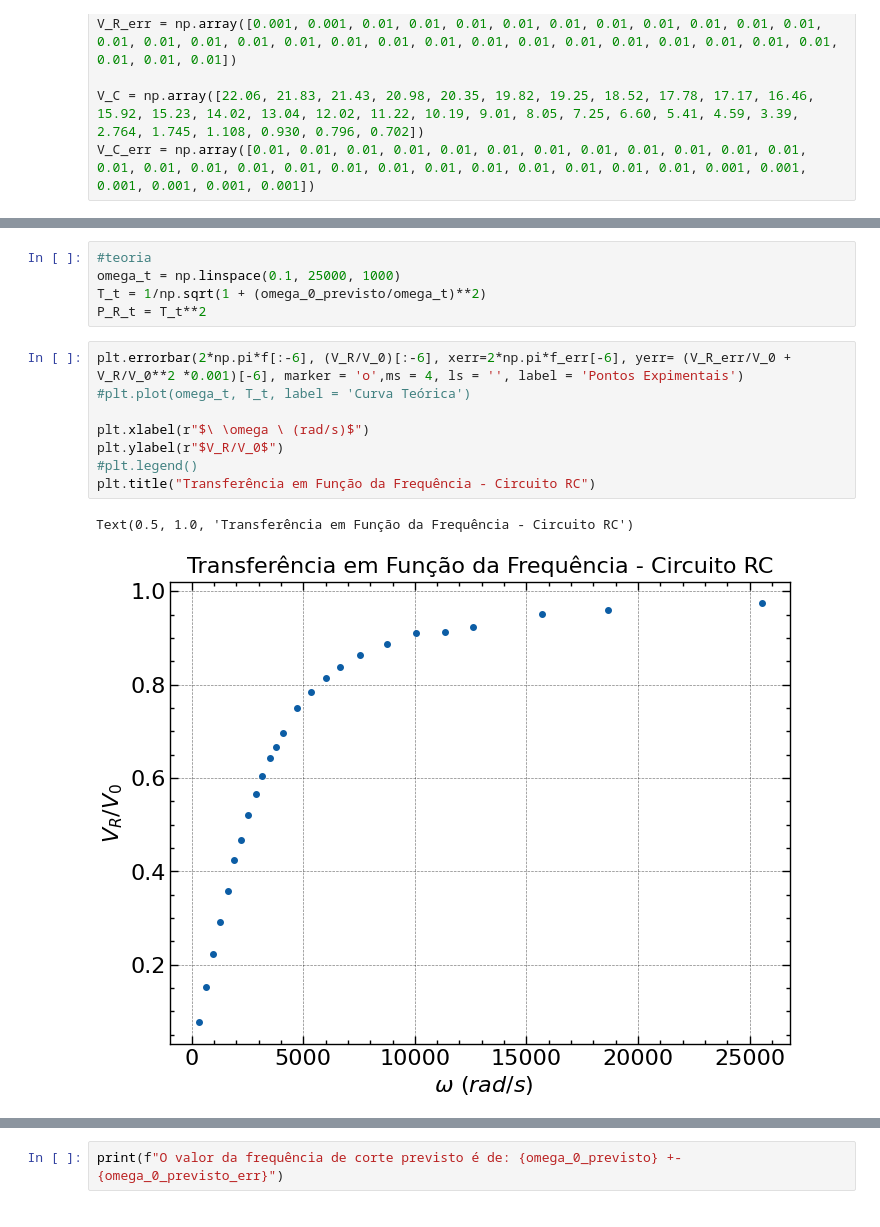
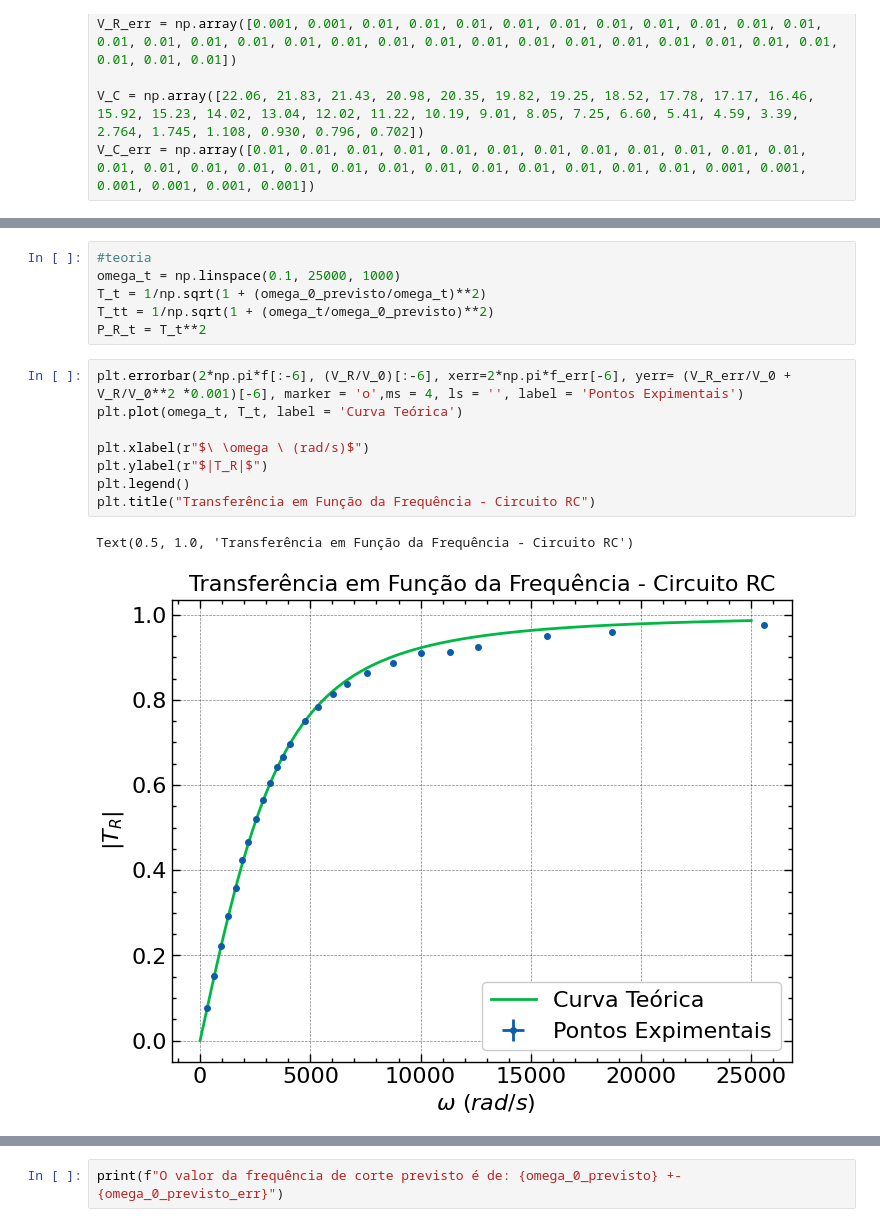
Before and after one commit to matncb/laboratorio-fisica3, a Jupyter notebook: Circuitos-ac/filtros.ipynb, the cells around one changed output, grey strips where cells are left out. Cells and saved outputs as stored; diff of their text form.

```diff
--- a/Circuitos-ac/filtros.ipynb
+++ b/Circuitos-ac/filtros.ipynb
@@ -55,16 +51,17 @@ O valor da frequência de corte previsto é de: 4191.817572099262 +- 178.8761857
 #teoria
 omega_t = np.linspace(0.1, 25000, 1000)
 T_t = 1/np.sqrt(1 + (omega_0_previsto/omega_t)**2)
+T_tt = 1/np.sqrt(1 + (omega_t/omega_0_previsto)**2)
 P_R_t = T_t**2
 # %%
 plt.errorbar(2*np.pi*f[:-6], (V_R/V_0)[:-6], xerr=2*np.pi*f_err[-6], yerr= (V_R_err/V_0 + V_R/V_0**2 *0.001)[-6], marker = 'o',ms = 4, ls = '', label = 'Pontos Expimentais')
-#plt.plot(omega_t, T_t, label = 'Curva Teórica')
+plt.plot(omega_t, T_t, label = 'Curva Teórica')
 
 plt.xlabel(r"$\ \omega \ (rad/s)$")
-plt.ylabel(r"$V_R/V_0$")
-#plt.legend()
+plt.ylabel(r"$|T_R|$")
+plt.legend()
 plt.title("Transferência em Função da Frequência - Circuito RC")
 # %% [output]
 Text(0.5, 1.0, 'Transferência em Função da Frequência - Circuito RC')
-[figure, old version]
+[figure, new version]
 # %%
```
Also changed, not shown: parts of 13 cells of this notebook, 15 other files.
